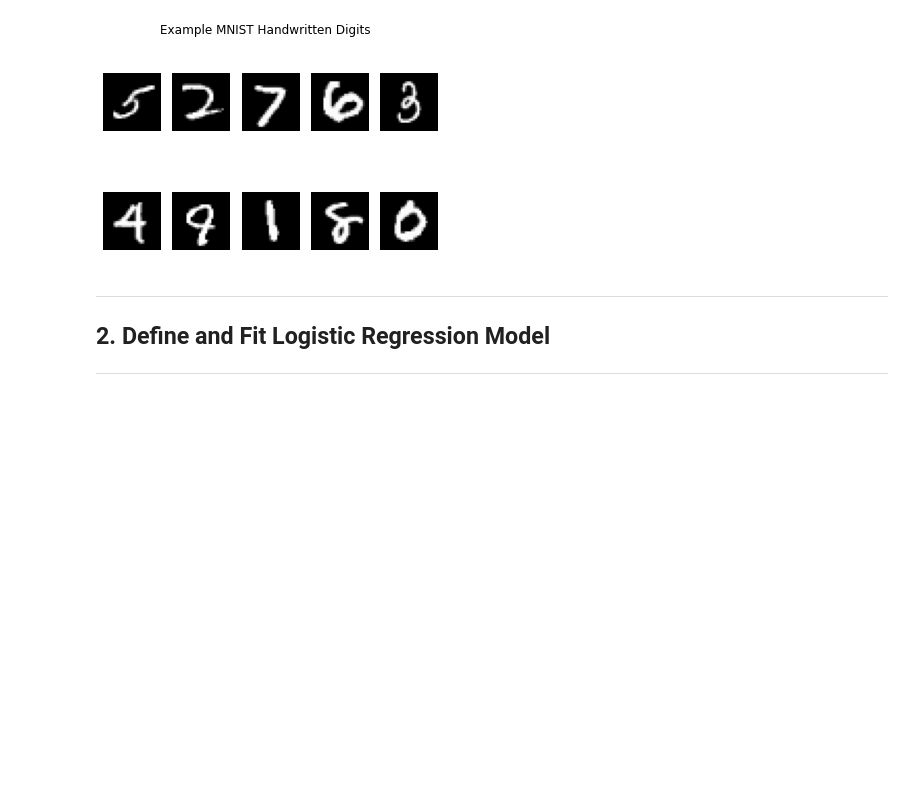
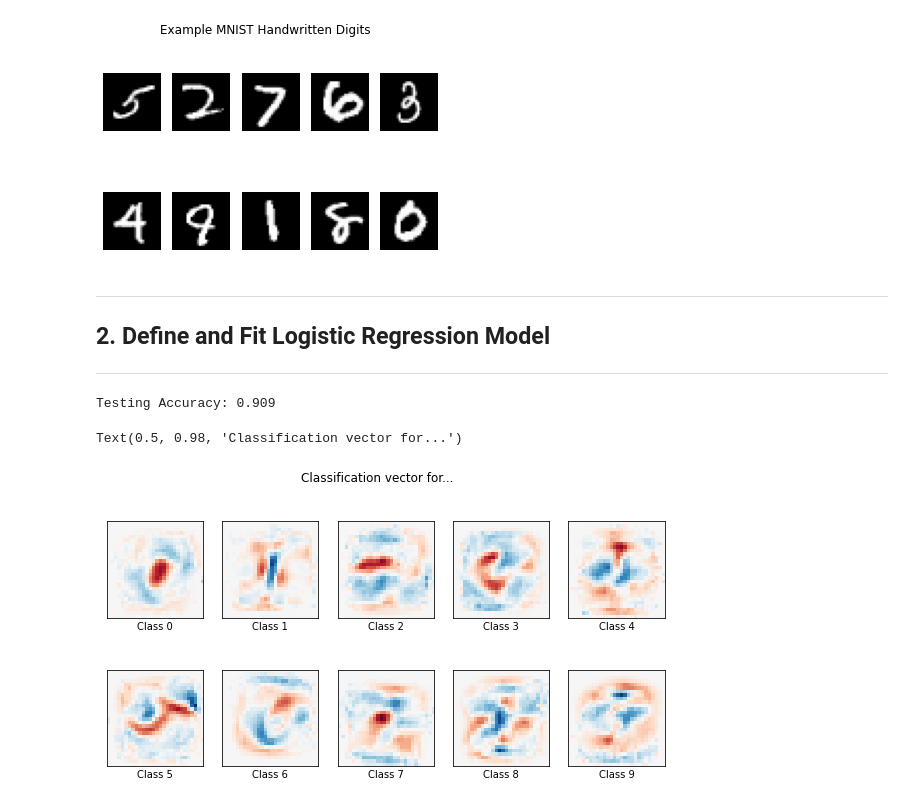
Before and after one commit to jacobdwatters/Machine-Learning-Basics, a Jupyter notebook: logistic_regression/02_logistic_regression_sklearn.ipynb, the cells around one changed output. Saved outputs shown, nothing was run; the diff lists cells and outputs as text; code cells hidden in the pictures; blank space fills up the shorter version.

```diff
--- a/logistic_regression/02_logistic_regression_sklearn.ipynb
+++ b/logistic_regression/02_logistic_regression_sklearn.ipynb
@@ -147,6 +147,7 @@ array([[<matplotlib.axes._subplots.AxesSubplot object at 0x...>]],
 # %%
 # Plot some example images
 img_indices = [35, 530, 4000, 9000, 15008, 34000, 19120, 200, 312, 60003]
+image_shapes = (28, 28)
 
 for i, img_index in enumerate(img_indices):
   mnist_examples = plt.subplot(2, 5, i + 1)
@@ -169,6 +170,28 @@ plt.show()
 log_reg = LogisticRegression(penalty="l1", solver="saga", tol=0.01)
 log_reg.fit(X_train, y_train)
 
-score = clf.score(X_test, y_test)
+score = log_reg.score(X_test, y_test)
 
 print("Testing Accuracy: %.3f" % score)
+# %% [output]
+Testing Accuracy: 0.909
+# %%
+coef = log_reg.coef_.copy()
+plt.figure(figsize=(10, 5))
+scale = np.abs(coef).max()
+for i in range(10):
+    l1_plot = plt.subplot(2, 5, i + 1)
+    l1_plot.imshow(
+        coef[i].reshape(28, 28),
+        interpolation="nearest",
+        cmap=plt.cm.RdBu,
+        vmin=-scale,
+        vmax=scale,
+    )
+    l1_plot.set_xticks(())
+    l1_plot.set_yticks(())
+    l1_plot.set_xlabel("Class %i" % i)
+plt.suptitle("Classification vector for...")
+# %% [output]
+Text(0.5, 0.98, 'Classification vector for...')
+[figure, added]
```
Also changed, not shown: parts of 3 cells of this notebook.
